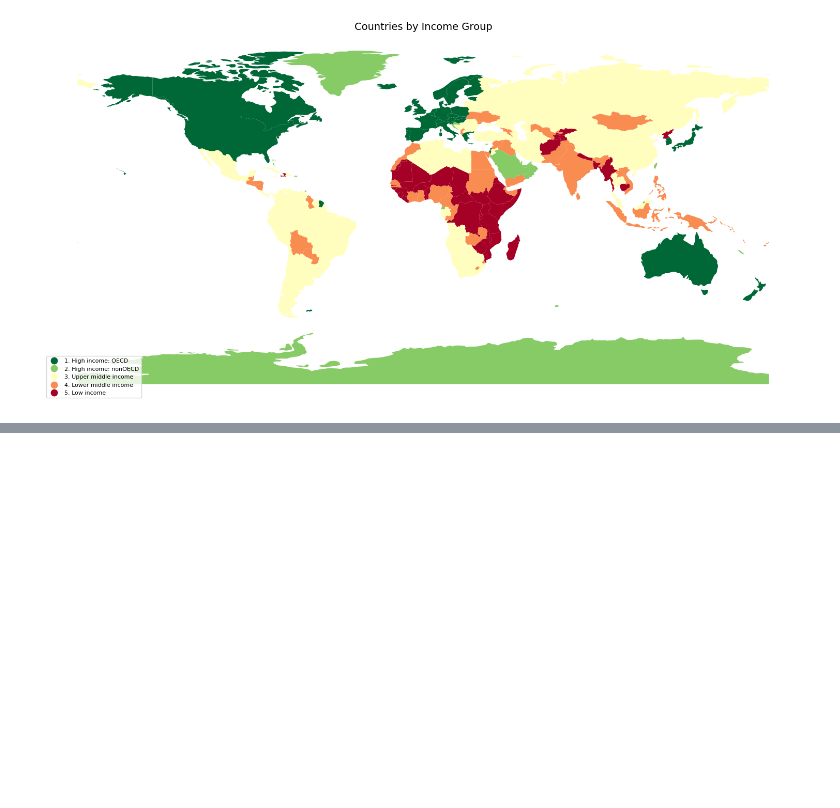
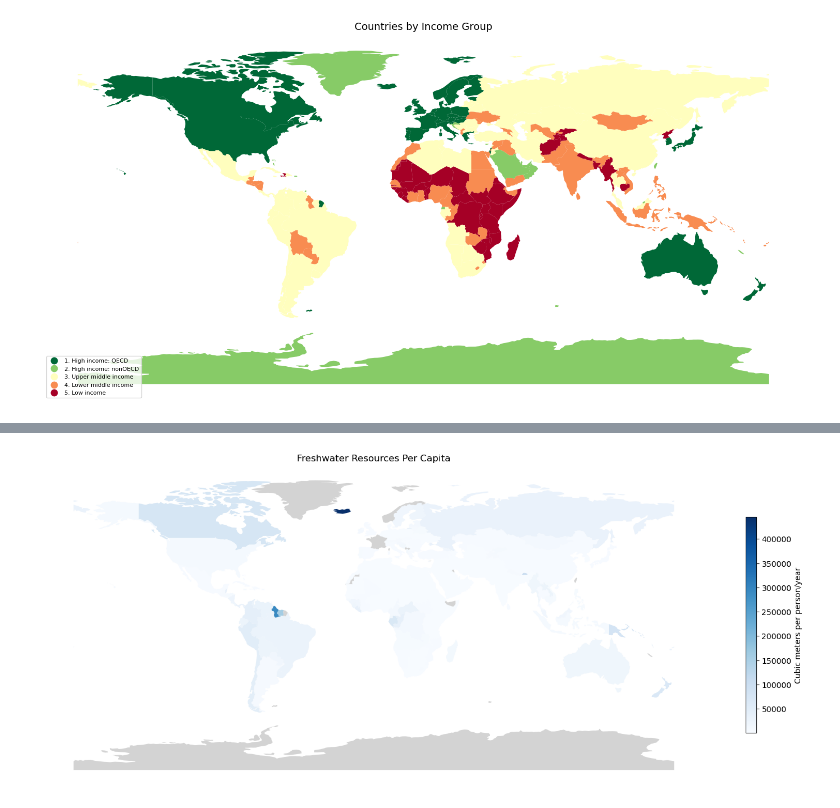
Before and after one commit to SumanaMurugan/space-to-earth-ag, a Jupyter notebook: 01_exploration.ipynb, the cells around one changed output, grey strips where cells are left out. Saved outputs shown, nothing was run; the diff lists cells and outputs as text; code cells hidden in the pictures; blank space fills up the shorter version.

Commit message:
Phase 1: added water stress data and chloropleth map

```diff
--- a/01_exploration.ipynb
+++ b/01_exploration.ipynb
@@ -95,3 +85,7 @@ plt.tight_layout()
 plt.show()
 # %% [output]
 [figure]
+# %%
+water_raw = pd.read_csv('API_ER.H2O.INTR.PC_DS2_en_csv_v2_260481.csv', skiprows=4)
+print(water_raw.shape)
+water_raw.head()
@@ -97,0 +101,10 @@ plt.show()
+# %%
+# Keep only the columns we need
+water = water_raw[['Country Name', 'Country Code']].copy()
+
+# Get the most recent non-null value for each country across all year columns
+year_cols = [col for col in water_raw.columns if col.isdigit()]
+water['freshwater_per_capita'] = water_raw[year_cols].apply(lambda row: row.dropna().iloc[-1] if row.dropna().any() else None, axis=1)
+
+print(water.shape)
+water.head(10)
@@ -97,0 +124,11 @@ plt.show()
+# %%
+world_water = pd.merge(
+    left=world_clean,
+    right=water,
+    left_on='iso3',
+    right_on='Country Code',
+    how='left'
+)
+
+print(world_water.shape)
+world_water.head()
@@ -97,0 +143,18 @@ plt.show()
+# %%
+fig, ax = plt.subplots(1, 1, figsize=(15, 8))
+
+world_water.plot(
+    column='freshwater_per_capita',
+    ax=ax,
+    legend=True,
+    legend_kwds={'shrink': 0.5, 'label': 'Cubic meters per person/year'},
+    cmap='Blues',
+    missing_kwds={'color': 'lightgrey', 'label': 'No data'}
+)
+
+ax.set_title('Freshwater Resources Per Capita')
+ax.axis('off')
+plt.tight_layout()
+plt.show()
+# %% [output]
+[figure, added]
```
Also changed, not shown: parts of 5 cells of this notebook, 5 other files.
